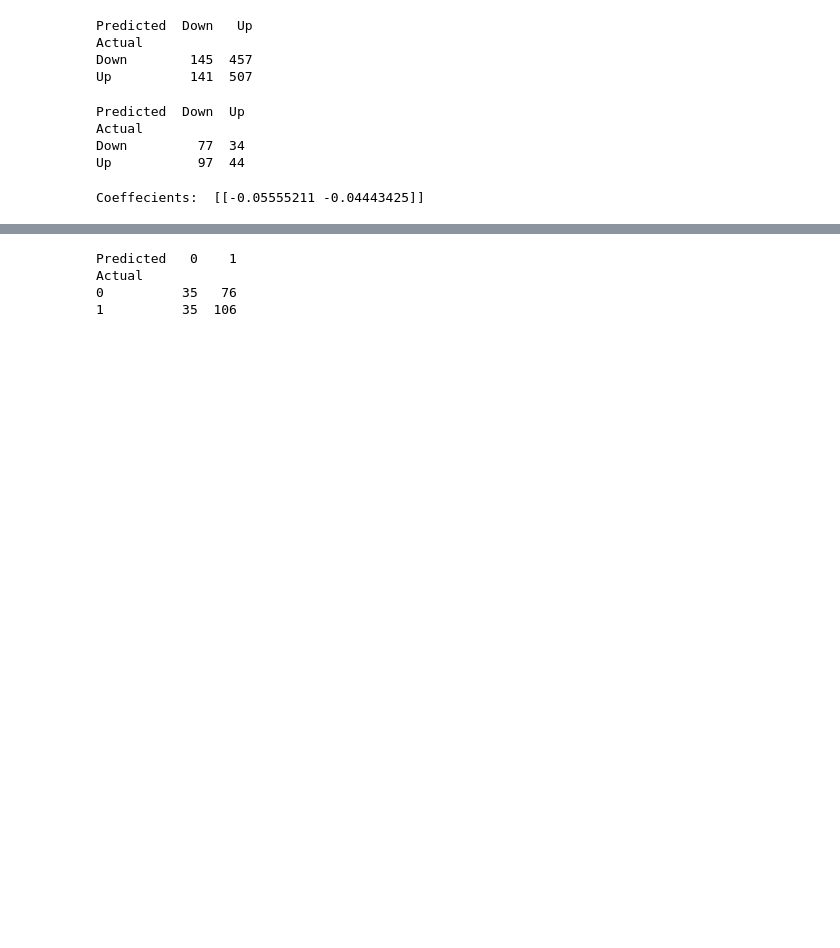
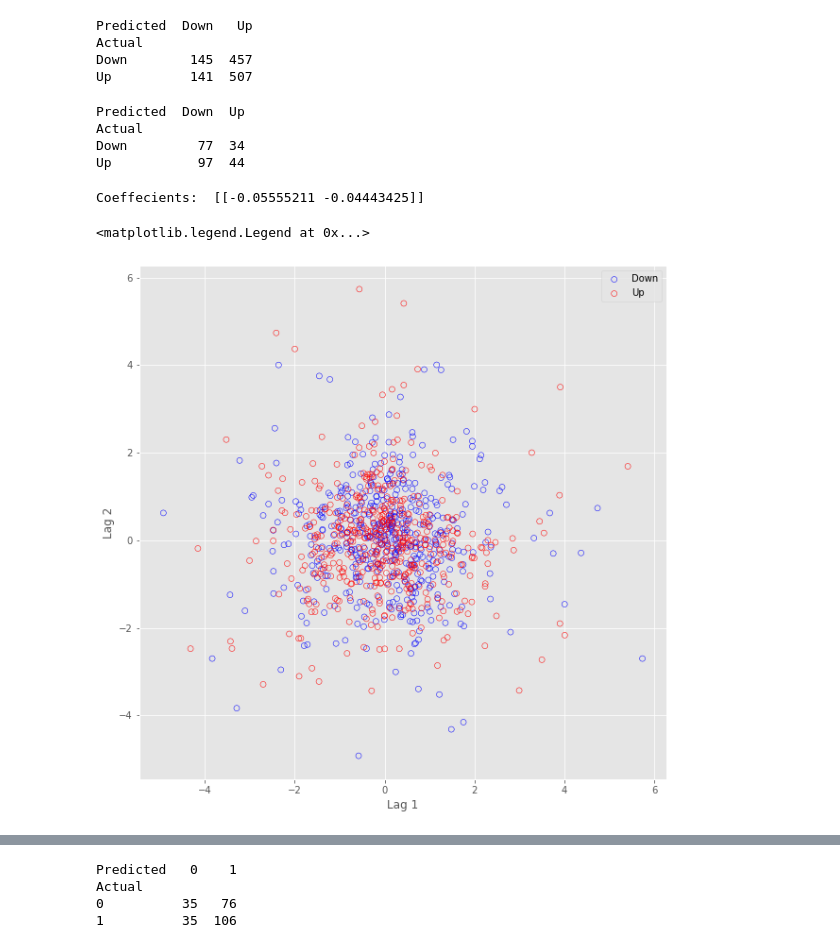
Before and after one commit to Shreshtha13/DSG-Assignment-1, a Jupyter notebook: Ch4 - Lab/Lab.ipynb, the cells around one changed output, grey strips where cells are left out. Drawn from its saved outputs; the diff is of its cells as text; code cells hidden in the pictures; blank space fills up the shorter version.

```diff
--- a/Ch4 - Lab/Lab.ipynb
+++ b/Ch4 - Lab/Lab.ipynb
@@ -3,8 +3,13 @@ import pandas as pd
 import numpy as np
 import statsmodels.api as sm
 import statsmodels.formula.api as smf
+from pylab import *
+import seaborn as sns
 df = pd.read_csv('datasets/smarket.csv', index_col=0 , parse_dates=True)
 print(df)
+from matplotlib import pyplot as plt
+%matplotlib inline
+plt.style.use('ggplot')
 # %% [output]
              Lag1   Lag2   Lag3   Lag4   Lag5   Volume  Today Direction
 Year
@@ -128,26 +133,46 @@ Up           97  44
 # %%
 # Linear Discriminant Analysis
 from sklearn.discriminant_analysis import LinearDiscriminantAnalysis
 lda_clf = LinearDiscriminantAnalysis(solver='lsqr',store_covariance=True)
 Y_train = pd.get_dummies(y_train).drop(columns='Down')
 X_train = x_train.drop(columns = ['Direction','Lag3','Lag4','Lag5','Volume','Today'])
 X_test = x_test.drop(columns = ['Direction','Lag3','Lag4','Lag5','Volume','Today'])
 Y_test = (pd.DataFrame(pd.get_dummies(y_test).drop(columns='Down'))).values.tolist()
 
 Y_test = [item for sublist in Y_test for item in sublist]
 
-
 model_lda = lda_clf.fit(X_train , Y_train.values.ravel())
 # print(X_train)
 prediction_lda = model_lda.predict(X_test)
 prediction_lda_df = pd.DataFrame(prediction_lda)
 print('Coeffecients: ',lda_clf.coef_)
 
 prediction_lda = prediction_lda.tolist()
 
+Y_trainList = Y_train.values.tolist()
+lag1_up = []
+lag1_down = []
+lag2_up = []
+lag2_down = []
+c=0
+for i in Y_trainList:
+    if(i==[0]):
+        lag1_down.append(X_train.Lag1[c])
+        lag2_down.append(X_train.Lag2[c])
+    else:
+        lag1_up.append(X_train.Lag1[c])
+        lag2_up.append(X_train.Lag2[c])
+    c+=1
 
-# print(Y_test)
-# print(prediction_lda)
-# print(prediction_lda_df)
+fig , ax = plt.subplots(figsize=(10,10))
+plt.scatter(lag1_down, lag2_down , facecolors='' , edgecolors='blue', label='Down')
+plt.scatter(lag1_up , lag2_up , facecolors='none' , edgecolors='red', label='Up')
+ax.set_xlabel('Lag 1')
+ax.set_ylabel('Lag 2')
+ax.legend()
+# print(lag1_down)
+# plt.contourf(xx, yy, zz, cmap='Paired')
 # %% [output]
 Coeffecients:  [[-0.05555211 -0.04443425]]
+<matplotlib.legend.Legend at 0x...>
+[figure, added]
```
Also changed, not shown: parts of 3 cells of this notebook, 2 other files.
